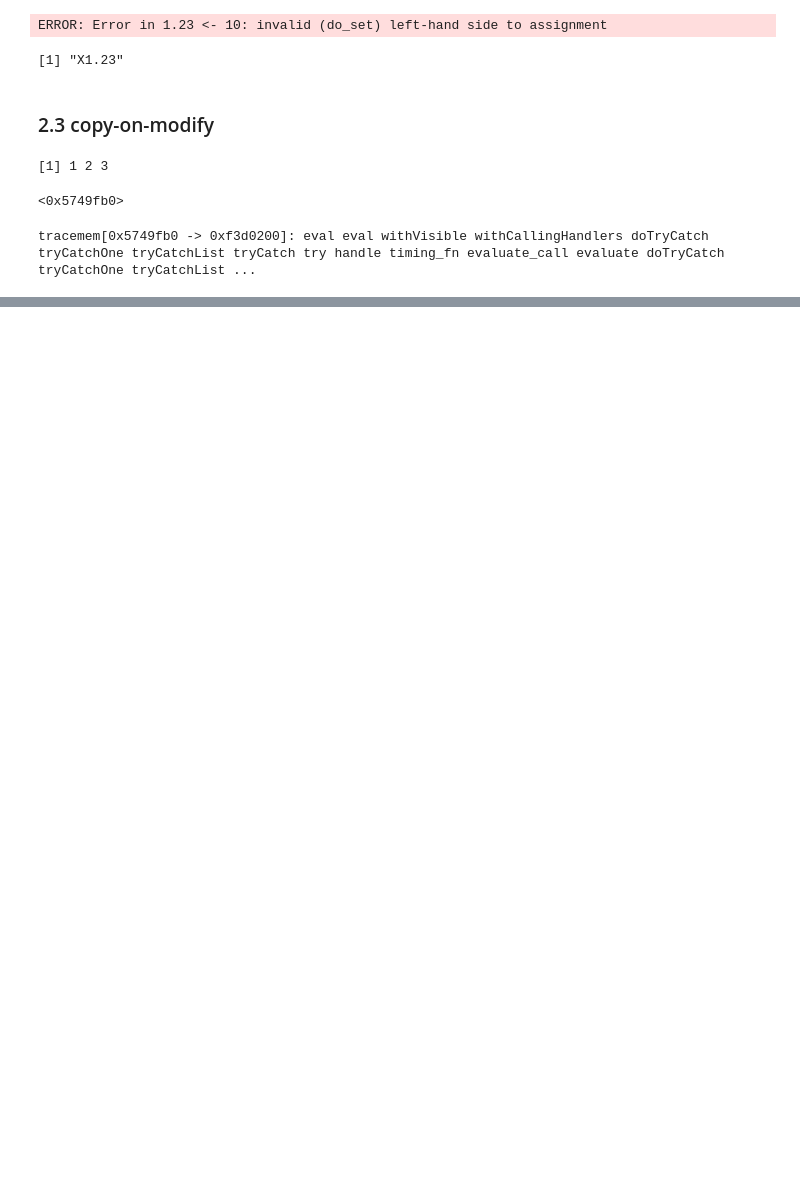
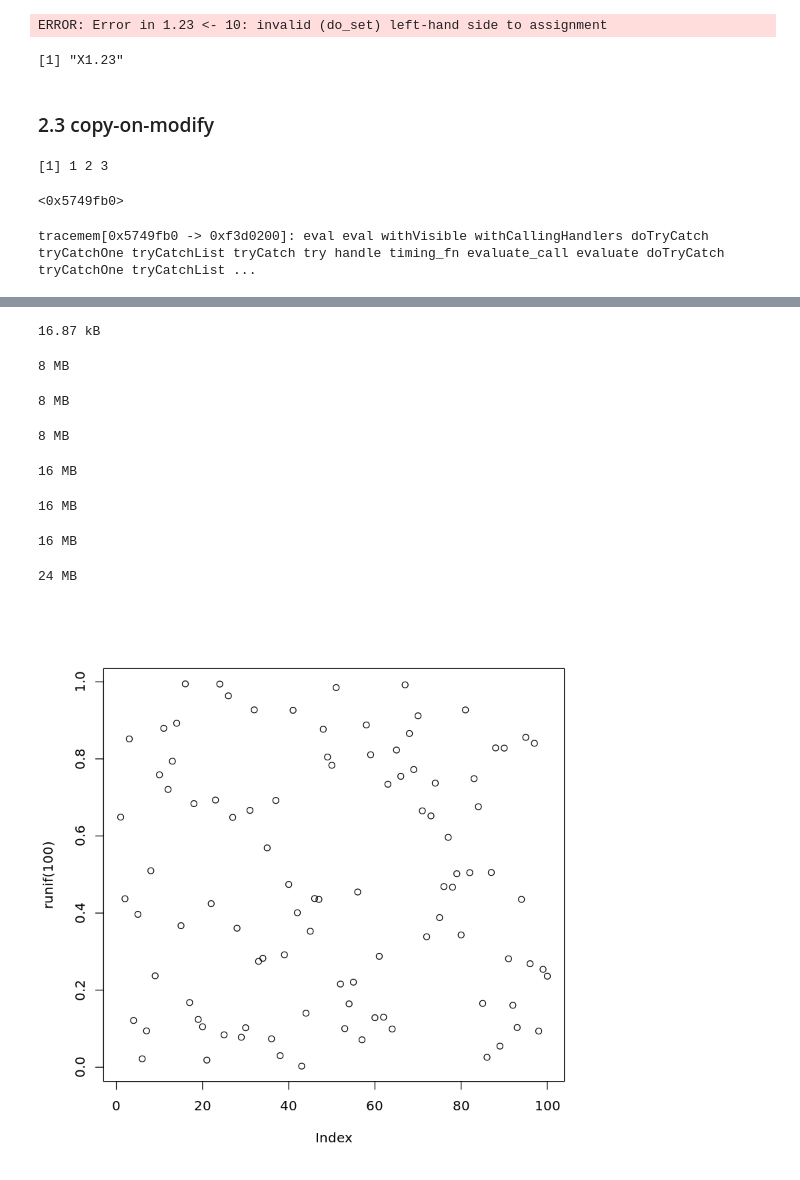
Before and after one commit to leejimmy93/advanced_R, a Jupyter notebook: Chapter_2.ipynb, the cells around one changed output, grey strips where cells are left out. Drawn from its saved outputs; the diff is of its cells as text; code cells hidden in the pictures; blank space fills up the shorter version.

```diff
--- a/Chapter_2.ipynb
+++ b/Chapter_2.ipynb
@@ -155,0 +281,36 @@ tracemem[0x5749fb0 -> 0xf3d0200]: eval eval withVisible withCallingHandlers doTr
+# %%
+funs <- list(mean, sd, var)
+obj_size(funs)
+#> 17,608 B
+# %% [output]
+16.87 kB
+# %%
+a <- runif(1e6)
+obj_size(a)
+# %% [output]
+8 MB
+# %%
+b <- list(a, a)
+obj_size(b) # similar to size of a
+obj_size(a, b) #
+# %% [output]
+8 MB
+8 MB
+# %%
+b[[1]][[1]] <- 10
+obj_size(b)
+obj_size(a, b)
+# %% [output]
+16 MB
+16 MB
+# %%
+b[[2]][[1]] <- 10 # identical
+obj_size(b)
+obj_size(a, b)
+# %% [output]
+16 MB
+24 MB
+# %%
+plot(runif(100))
+# %% [output]
+[figure, added]
```
Also changed, not shown: parts of 25 cells of this notebook.
